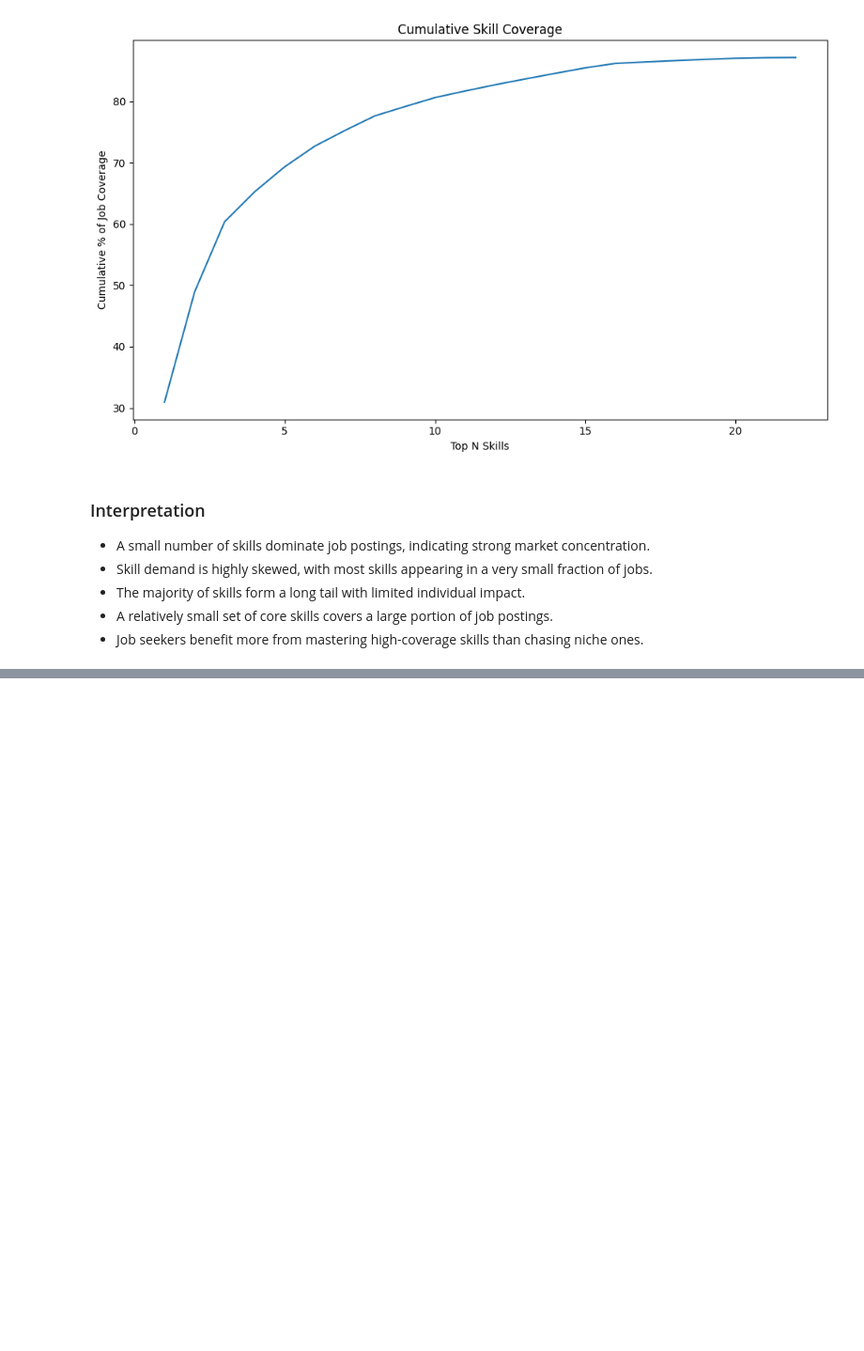
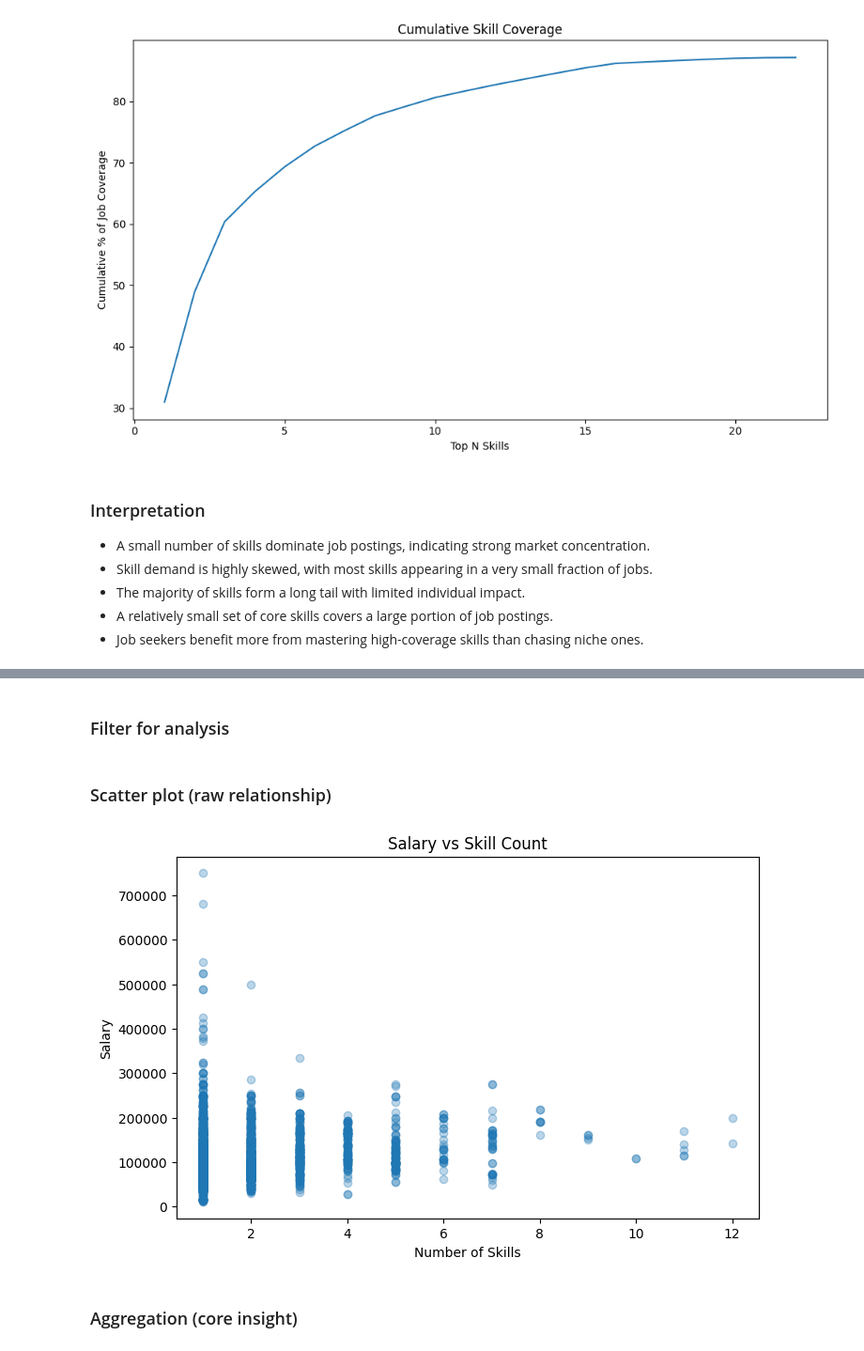
Before and after one commit to sufyan14/job-market-intelligence-system, a Jupyter notebook: notebooks/03_eda_skill_demand_analysis.ipynb, the cells around one changed output, grey strips where cells are left out. Shown at 94% size. Saved outputs shown, nothing was run; the diff lists cells and outputs as text; code cells hidden in the pictures; blank space fills up the shorter version.

Commit message:
feat: analyze salary vs skill count relationship

```diff
--- a/notebooks/03_eda_skill_demand_analysis.ipynb
+++ b/notebooks/03_eda_skill_demand_analysis.ipynb
@@ -81,0 +86,2 @@ plt.show()
+# %%
+df = pd.read_csv("/content/combined_with_skills_norm_v1.csv")
@@ -81,0 +90,15 @@ plt.show()
+# %%
+import ast
+
+def parse_skills(x):
+    if isinstance(x, list):
+        return x
+    if isinstance(x, str):
+        try:
+            return ast.literal_eval(x)
+        except:
+            return []
+    return []
+
+df["skills_norm"] = df["skills_norm"].apply(parse_skills)
+df["skill_count"] = df["skills_norm"].apply(len)
@@ -81,0 +135,21 @@ plt.show()
+# %% [markdown]
+### Filter for analysis
+# %%
+df_salary = df[
+    (df["salary_final"].notna()) &
+    (df["salary_final"] > 10000) &
+    (df["skill_count"] > 0)
+]
+# %% [markdown]
+### Scatter plot (raw relationship)
+# %%
+plt.figure(figsize=(8,5))
+plt.scatter(df_salary["skill_count"], df_salary["salary_final"], alpha=0.3)
+plt.xlabel("Number of Skills")
+plt.ylabel("Salary")
+plt.title("Salary vs Skill Count")
+plt.show()
+# %% [output]
+[figure, added]
+# %% [markdown]
+### Aggregation (core insight)
```
Also changed, not shown: parts of 10 cells of this notebook.
